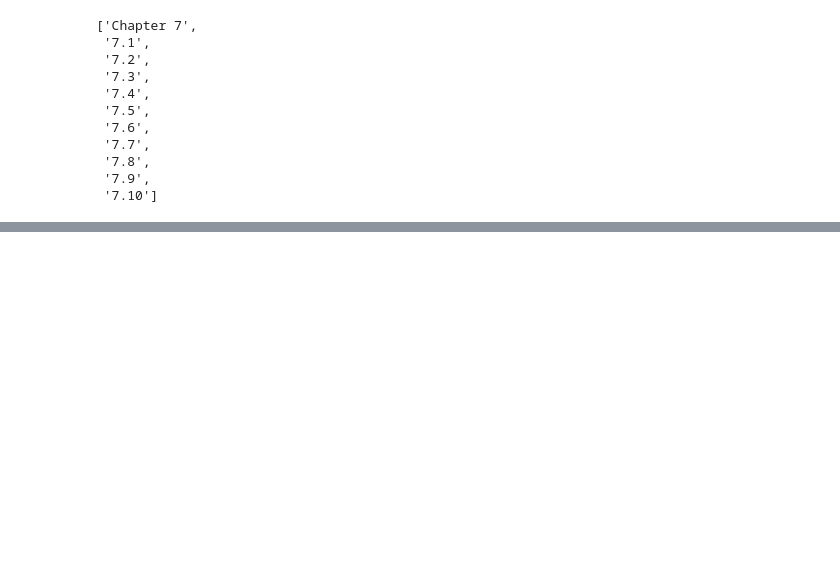
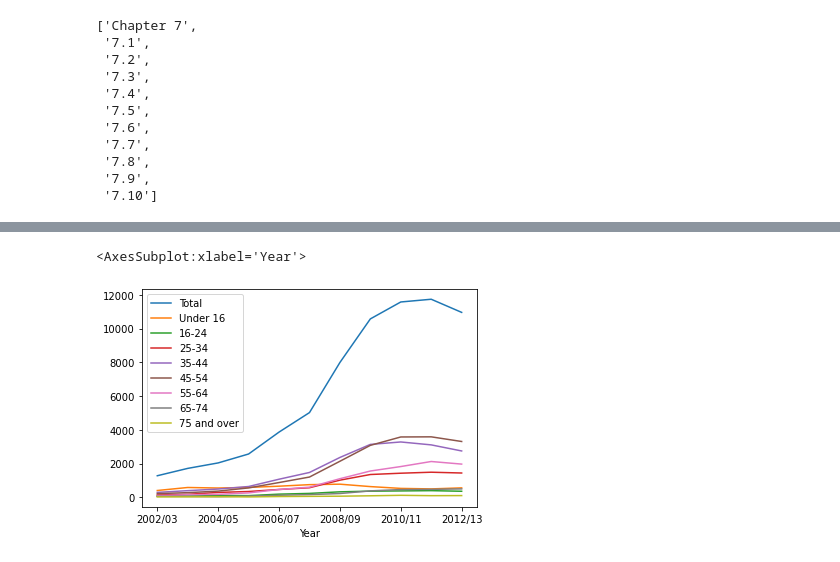
Before and after one commit to elizabethbellars/Hacktiv8, a Jupyter notebook: Sesi_6/Sesi6.ipynb, the cells around one changed output, grey strips where cells are left out. Saved outputs shown, nothing was run; the diff lists cells and outputs as text; code cells hidden in the pictures; blank space fills up the shorter version.

```diff
--- a/Sesi_6/Sesi6.ipynb
+++ b/Sesi_6/Sesi6.ipynb
@@ -36,0 +191,6 @@ data_age.head()
+# %%
+# Mengubah nama kolom 'Unnamed: 0' menjadi 'Year'
+data_age.rename(columns={u'Unnamed: 0': u'Year'}, inplace = True)
+# %%
+# Menghapus baris kosong yang berisi NaN
+data_age.dropna(inplace = True)
@@ -36,0 +212,8 @@ data_age.head()
+# %%
+data_age.set_index('Year', inplace = True)
+# %%
+# Membuat plot
+data_age.plot()
+# %% [output]
+<AxesSubplot:xlabel='Year'>
+[figure, added]
```
Also changed, not shown: parts of 87 cells of this notebook.
